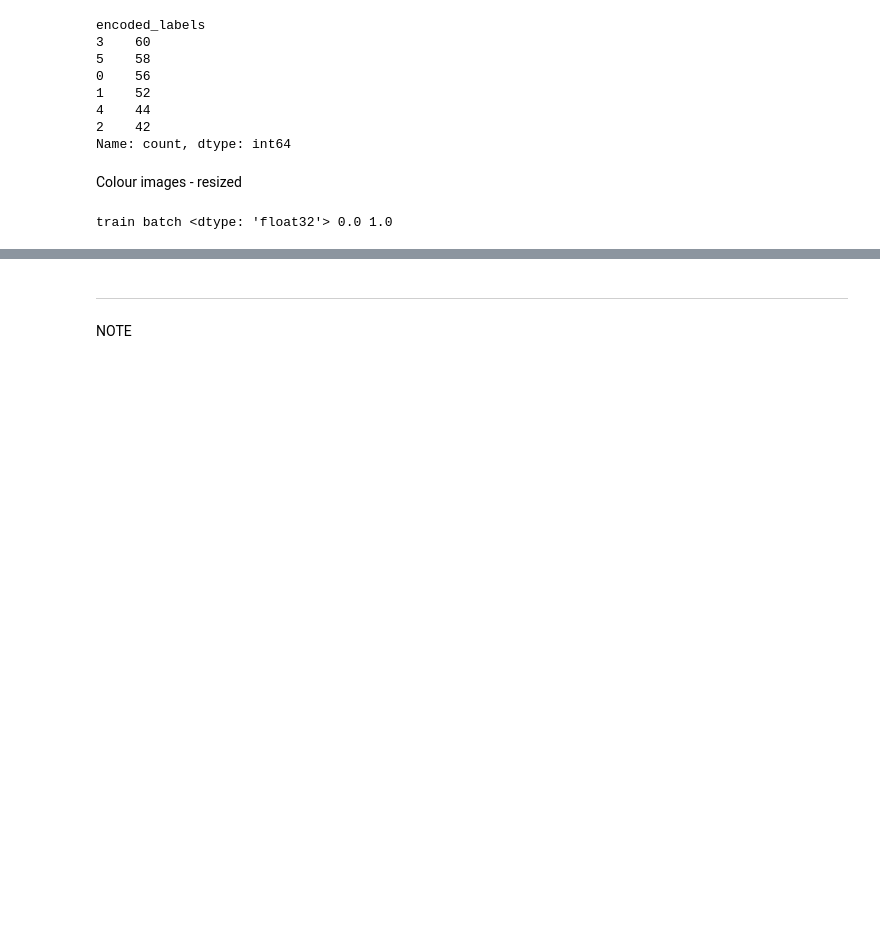
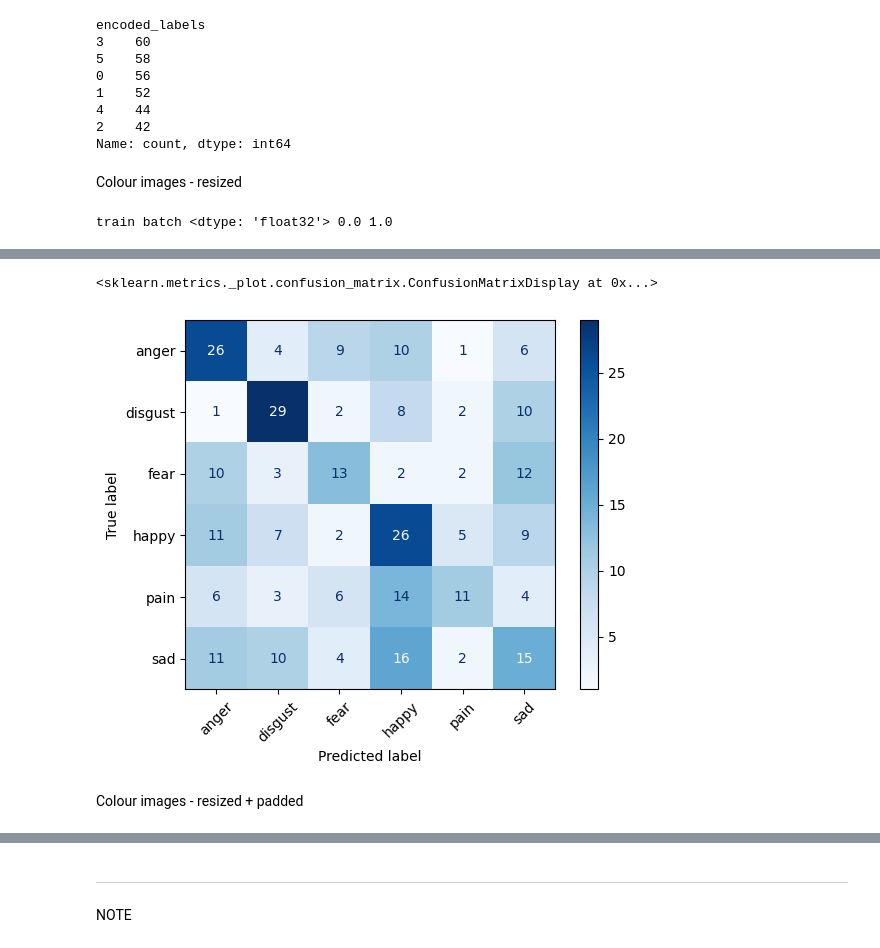
Before and after one commit to sixslotted/FaceEmotionImageClassification, a Jupyter notebook: jupyter_notebooks/CNN.ipynb, the cells around one changed output, grey strips where cells are left out. Cells and saved outputs as stored; diff of their text form; code cells hidden in the pictures; blank space fills up the shorter version.

Commit message:
ADD - confusion matrix and model for greyscale

```diff
--- a/jupyter_notebooks/CNN.ipynb
+++ b/jupyter_notebooks/CNN.ipynb
@@ -203,7 +204,7 @@ for x,y in train_ds.take(1):
 # %% [output]
 train batch <dtype: 'float32'> 0.0 1.0
 # %%
-model.fit(train_ds, epochs=10, validation_data=(val_ds))
+model.fit(train_ds, epochs=50, validation_data=(val_ds))
 
 test_loss, test_accuracy = model.evaluate(test_ds)
 # %% [output]
@@ -226,0 +228,9 @@ Epoch 10/10
+# %%
+y_pred_probs = model.predict(test_ds)
+y_pred = np.argmax(y_pred_probs, axis=1)
+y_true = np.concatenate([y for x, y in test_ds], axis=0)
+
+cm = confusion_matrix(y_true, y_pred)
+class_names = encoder.classes_
+ConfusionMatrixDisplay(cm, display_labels=class_names).plot(cmap='Blues', xticks_rotation=45)
+# %% [output]
@@ -226,0 +238,4 @@ Epoch 10/10
+<sklearn.metrics._plot.confusion_matrix.ConfusionMatrixDisplay at 0x...>
+[figure, added]
+# %% [markdown]
+Colour images - resized + padded
```
Also changed, not shown: parts of 6 cells of this notebook.
